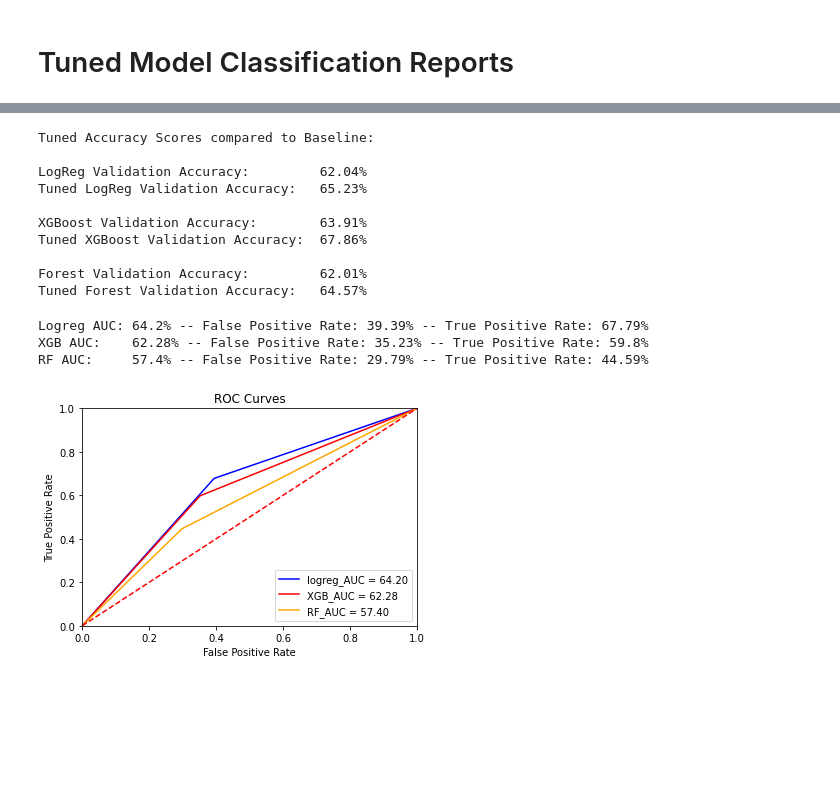
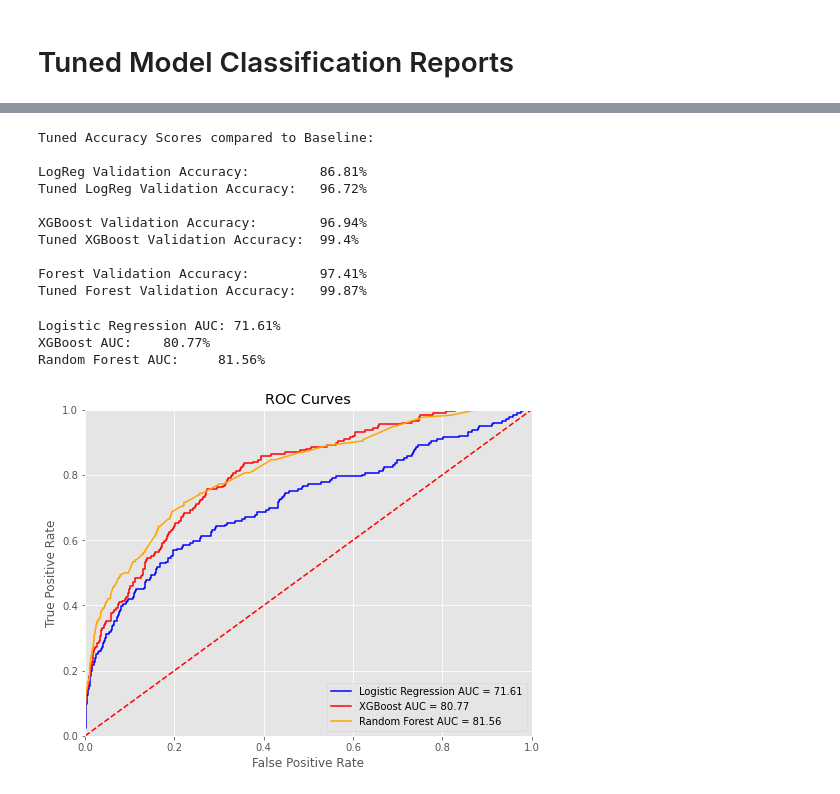
Before and after one commit to thegrandblooms/Information_Propagation_Analysis, a Jupyter notebook: Viral_Classification.ipynb, the cells around one changed output, grey strips where cells are left out. Cells and saved outputs as stored; diff of their text form; code cells hidden in the pictures; blank space fills up the shorter version.

```diff
--- a/Viral_Classification.ipynb
+++ b/Viral_Classification.ipynb
@@ -91,6 +79,8 @@ X
 # %%
 # Train-test Split
-X_train, X_test, y_train, y_test = train_test_split(X, y, stratify=y, random_state=42)
+X_train, X_val, y_train, y_val = train_test_split(X, y, test_size = .2, stratify=y, random_state=42)
+# Train-test Split
+X_train, X_test, y_train, y_test = train_test_split(X_train, y_train, test_size = .1, stratify=y_train, random_state=42)
 # %%
 # Illustrating the Class Imbalance
 plt.show(sns.countplot(x=data['viral']))
@@ -228,10 +222,10 @@ logreg_params = {
 }
 
 # Searching Parameters
-rand_logreg = RandomizedSearchCV(log_reg, logreg_params, scoring=measure, refit=optimize, cv=3, n_jobs=1, n_iter=6, random_state=42)
-rand_logreg.fit(X_train_SMOTE, y_train_SMOTE)
+grid_logreg = GridSearchCV(log_reg, logreg_params, scoring=measure, refit=optimize, cv=2, n_jobs=1)
+grid_logreg.fit(X_train_SMOTE, y_train_SMOTE)
 
-logreg_best_params = rand_logreg.best_params_
+logreg_best_params = grid_logreg.best_params_
 
 print('Grid Search found the following optimal parameters: ')
 for param_name in sorted(logreg_best_params.keys()):
@@ -315,15 +312,15 @@ rf_params = {
     'class_weight' : ['balanced'], # 'balanced_subsample',
     'criterion' : ['entropy'], # 'gini',
     'max_features' : ['auto'],
-    'max_depth' : [50, 60],
-    'n_estimators' : [100, 120]
+    'max_depth' : [50],
+    'n_estimators' : [120]
 }
 
 # Searching parameters
-rand_rf = RandomizedSearchCV(forest, rf_params, scoring=measure, refit=optimize, cv=2, n_jobs=1, n_iter=5, random_state=42)
-rand_rf.fit(X_train_SMOTE, y_train_SMOTE)
+grid_rf = GridSearchCV(forest, rf_params, scoring=measure, refit=optimize, cv=2, n_jobs=1)
+grid_rf.fit(X_train_SMOTE, y_train_SMOTE)
 
-rf_best_params = rand_rf.best_params_
+rf_best_params = grid_rf.best_params_
 
 print('Grid Search found the following optimal parameters: ')
 for param_name in sorted(rf_best_params.keys()):
@@ -374,56 +377,59 @@ weighted avg       0.72      0.65      0.68      4470
 # %%
 # Accuracy Scores
 print('Tuned Accuracy Scores compared to Baseline:\n')
-print('LogReg Validation Accuracy:         {:.4}%'.format(log_reg.score(X_test, y_test) * 100))
-print('Tuned LogReg Validation Accuracy:   {:.4}%'.format(rand_logreg.best_score_*100))
+print('LogReg Validation Accuracy:         {:.4}%'.format(log_reg.score(X_val, y_val) * 100))
+print('Tuned LogReg Validation Accuracy:   {:.4}%'.format(grid_logreg.best_score_*100))
 print()
-print('XGBoost Validation Accuracy:        {:.4}%'.format(XGB.score(X_test, y_test) * 100))
-print('Tuned XGBoost Validation Accuracy:  {:.4}%'.format(rand_XGB.best_score_*100))
+print('XGBoost Validation Accuracy:        {:.4}%'.format(XGB.score(X_val, y_val) * 100))
+print('Tuned XGBoost Validation Accuracy:  {:.4}%'.format(grid_XGB.best_score_*100))
 print()
-print('Forest Validation Accuracy:         {:.4}%'.format(forest.score(X_test, y_test) * 100))
-print('Tuned Forest Validation Accuracy:   {:.4}%'.format(rand_rf.best_score_*100))
+print('Forest Validation Accuracy:         {:.4}%'.format(forest.score(X_val, y_val) * 100))
+print('Tuned Forest Validation Accuracy:   {:.4}%'.format(grid_rf.best_score_*100))
 # %% [output]
 Tuned Accuracy Scores compared to Baseline:
 
-LogReg Validation Accuracy:         62.04%
-Tuned LogReg Validation Accuracy:   65.23%
+LogReg Validation Accuracy:         86.81%
+Tuned LogReg Validation Accuracy:   96.72%
 
-XGBoost Validation Accuracy:        63.91%
-Tuned XGBoost Validation Accuracy:  67.86%
+XGBoost Validation Accuracy:        96.94%
+Tuned XGBoost Validation Accuracy:  99.4%
 
-Forest Validation Accuracy:         62.01%
-Tuned Forest Validation Accuracy:   64.57%
+Forest Validation Accuracy:         97.41%
+Tuned Forest Validation Accuracy:   99.87%
 # %%
 # ROC Curves for Tuned Sets
-logreg_fp, logreg_tp, thresholds=roc_curve(y_test, Rlogreg_pred, pos_label=1)
+plt.figure(figsize=(8, 6))
+plt.style.use('ggplot')
+
+logreg_fp, logreg_tp, thresholds=roc_curve(y_val, grid_logreg.decision_function(X_val), pos_label=1)
 logreg_AUC=auc(logreg_fp, logreg_tp)*100
-print(f'Logreg AUC: {round(logreg_AUC, 2)}% -- False Positive Rate: {round(logreg_fp[1] * 100, 2)}% -- True Positive Rate: {round(logreg_tp[1] * 100, 2)}%')
-plt.plot(logreg_fp, logreg_tp, color='blue',label = 'logreg_AUC = %0.2f' % logreg_AUC)
+print(f'Logistic Regression AUC: {round(logreg_AUC, 2)}%')
+plt.plot(logreg_fp, logreg_tp, color='blue',label = 'Logistic Regression AUC = %0.2f' % logreg_AUC)
 
-XGB_fp, XGB_tp, thresholds=roc_curve(y_test, RXGB_pred, pos_label=1)
+XGB_fp, XGB_tp, thresholds=roc_curve(y_val, grid_XGB.predict_proba(X_val)[:,1], pos_label=1)
 XGB_AUC=auc(XGB_fp, XGB_tp)*100
-print(f'XGB AUC:    {round(XGB_AUC, 2)}% -- False Positive Rate: {round(XGB_fp[1] * 100, 2)}% -- True Positive Rate: {round(XGB_tp[1] * 100, 2)}%')
-plt.plot(XGB_fp, XGB_tp, color='red',label = 'XGB_AUC = %0.2f' % XGB_AUC)
+print(f'XGBoost AUC:    {round(XGB_AUC, 2)}%')
+plt.plot(XGB_fp, XGB_tp, color='red',label = 'XGBoost AUC = %0.2f' % XGB_AUC)
 
-RF_fp, RF_tp, thresholds=roc_curve(y_test, RRF_pred, pos_label=1)
+RF_fp, RF_tp, thresholds=roc_curve(y_val, grid_rf.predict_proba(X_val)[:,1], pos_label=1)
 RF_AUC=auc(RF_fp, RF_tp)*100
-print(f'RF AUC:     {round(RF_AUC, 2)}% -- False Positive Rate: {round(RF_fp[1] * 100, 2)}% -- True Positive Rate: {round(RF_tp[1] * 100, 2)}%')
-plt.plot(RF_fp, RF_tp, color='orange',label = 'RF_AUC = %0.2f' % RF_AUC)
+print(f'Random Forest AUC:     {round(RF_AUC, 2)}%')
+plt.plot(RF_fp, RF_tp, color='orange',label = 'Random Forest AUC = %0.2f' % RF_AUC)
 
 plt.title('ROC Curves')
-#plt.plot(fpr, tpr, 'b', label = 'AUC = %0.2f' % AUC)
+# plt.plot(fpr, tpr, 'b', label = 'AUC = %0.2f' % AUC)
 plt.legend(loc = 'lower right')
 plt.plot([0, 1], [0, 1],'r--')
 plt.xlim([0, 1])
 plt.ylim([0, 1])
 plt.ylabel('True Positive Rate')
 plt.xlabel('False Positive Rate')
 plt.show()
 # %% [output]
-Logreg AUC: 64.2% -- False Positive Rate: 39.39% -- True Positive Rate: 67.79%
-XGB AUC:    62.28% -- False Positive Rate: 35.23% -- True Positive Rate: 59.8%
-RF AUC:     57.4% -- False Positive Rate: 29.79% -- True Positive Rate: 44.59%
+Logistic Regression AUC: 71.61%
+XGBoost AUC:    80.77%
+Random Forest AUC:     81.56%
-[figure, old version]
+[figure, new version]
 # %%
 # Tuned Confusion Matrices
 ax = plt.subplot()
```
Also changed, not shown: parts of 33 cells of this notebook, 3 other files.
